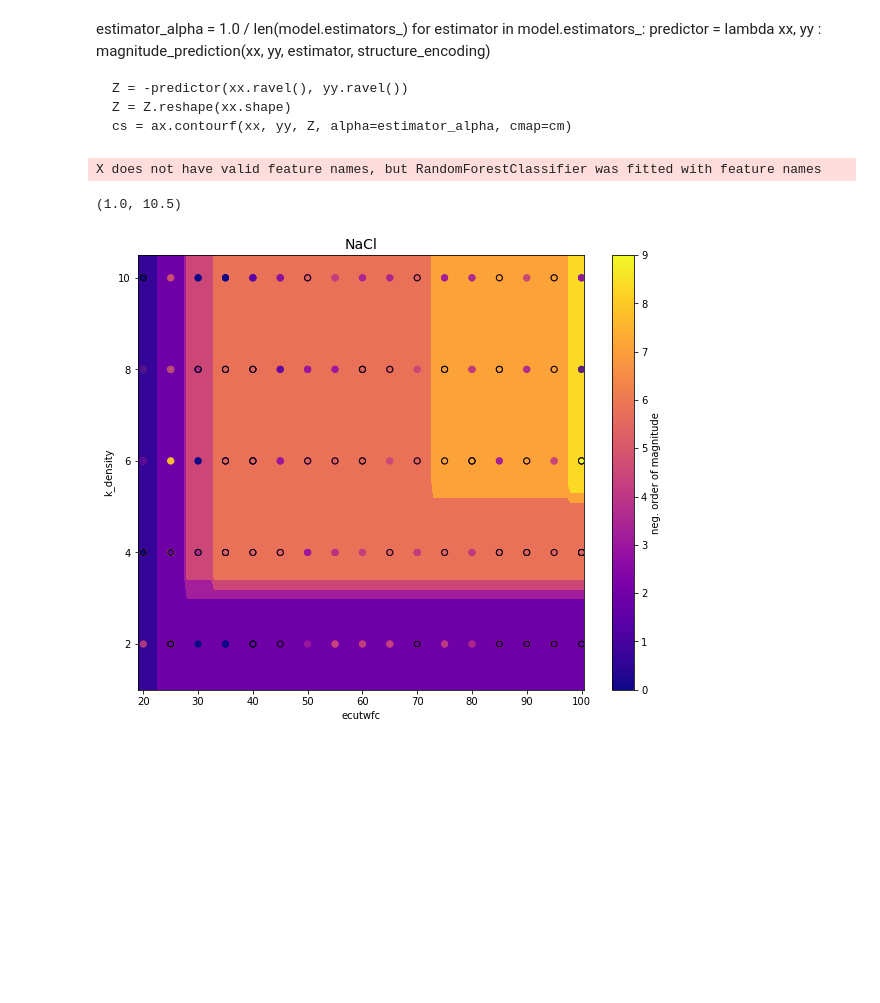
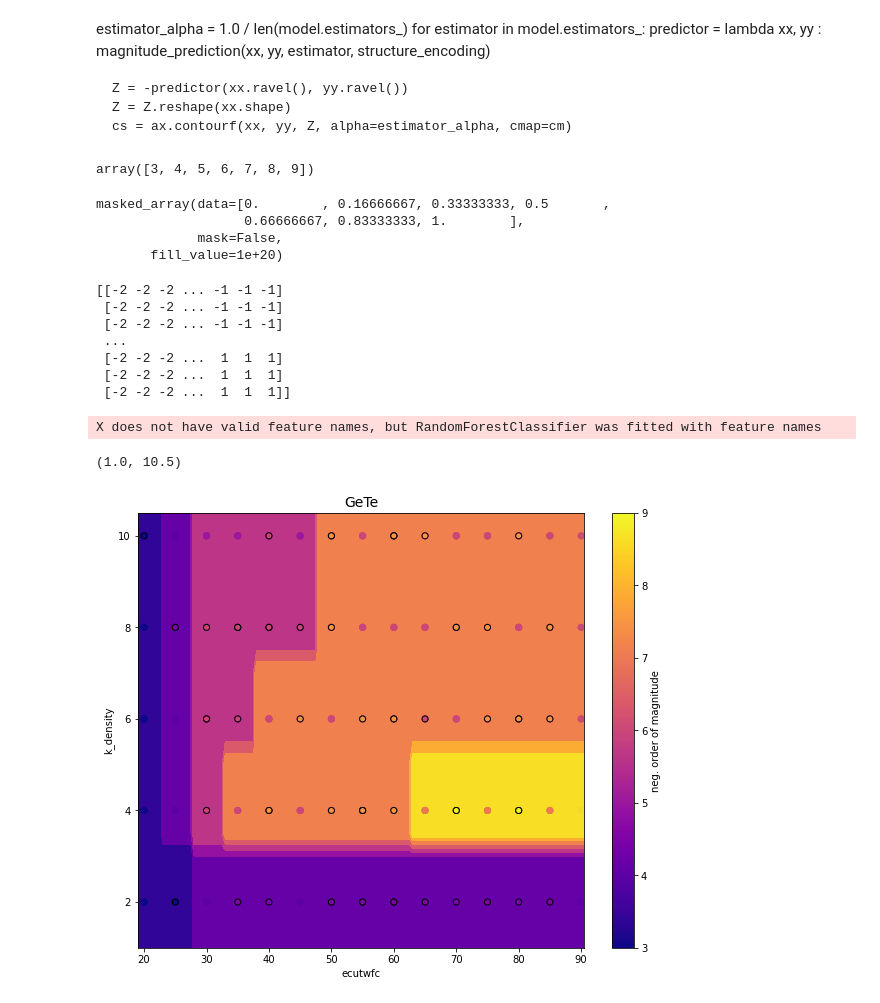
Before and after one commit to CS-433/ml-project-2-aiidalearn, a Jupyter notebook: code/model_analysis/classification_decision_boundaries.ipynb, the cells around one changed output. Cells and saved outputs as stored; diff of their text form; code cells hidden in the pictures; blank space fills up the shorter version.

```diff
--- a/code/model_analysis/classification_decision_boundaries.ipynb
+++ b/code/model_analysis/classification_decision_boundaries.ipynb
@@ -96,7 +96,7 @@ plt.show()
 # %% [markdown]
 # Choose a structure
 # %%
-structure_key = 'NaCl'
+structure_key = 'GeTe'
 # %%
 def filter_data(X, y, structure_key):
     elt1 = structure_key[0:2]
@@ -161,28 +158,53 @@ for estimator in model.estimators_:
     Z = -predictor(xx.ravel(), yy.ravel())
     Z = Z.reshape(xx.shape)
     cs = ax.contourf(xx, yy, Z, alpha=estimator_alpha, cmap=cm)
+# %%
+np.unique(y_train['delta_E'].to_numpy())
+# %% [output]
+array([3, 4, 5, 6, 7, 8, 9])
+# %%
+vmax = max(max(y_train['delta_E']), max(y_test['delta_E']))
+vmin = min(min(y_train['delta_E']), min(y_test['delta_E']))
+nlabels = len(np.unique(y_train['delta_E'].to_numpy()))
+bounds = np.arange(vmin, vmax+1) - 0.5
+
+cm = plt.cm.plasma
+norm = BoundaryNorm(boundaries=bounds, ncolors=nlabels)
+norm =  mpl.colors.Normalize(vmin=vmin, vmax=vmax)
+norm([3, 4, 5, 6, 7, 8, 9])
+# %% [output]
+masked_array(data=[0.        , 0.16666667, 0.33333333, 0.5       ,
+                   0.66666667, 0.83333333, 1.        ],
+             mask=False,
+       fill_value=1e+20)
 # %%
-cm = plt.cm.plasma
-norm = mpl.colors.Normalize(vmin=0, vmax=9)
+
 fig, ax = plt.subplots(1, 1, figsize=(10,8))
 
 predictor = lambda xx, yy : magnitude_prediction(xx, yy, model, structure_encoding)
+sm = plt.cm.ScalarMappable(cmap=cm, norm=norm)
 
-Z = -predictor(xx.ravel(), yy.ravel())
+Z = predictor(xx.ravel(), yy.ravel())
 Z = Z.reshape(xx.shape)
 cs = ax.contourf(xx, yy, Z, alpha=1, cmap=cm)
 
-ax.scatter(X_train['ecutwfc'], X_train['k_density'], c=y_train_magnitude, alpha=0.5, cmap=cm)
-ax.scatter(X_test['ecutwfc'], X_test['k_density'], c=y_test_magnitude, edgecolors="k", cmap=cm)
+ax.scatter(X_train['ecutwfc'], X_train['k_density'], c=y_train['delta_E'], alpha=0.5, cmap=cm)
+ax.scatter(X_test['ecutwfc'], X_test['k_density'], c=y_test['delta_E'], edgecolors="k", cmap=cm)
 
 plt.title(structure_key, fontsize=14)
-sm = plt.cm.ScalarMappable(cmap=cm, norm=norm)
 fig.colorbar(sm, label="neg. order of magnitude")
 ax.set_xlabel("ecutwfc")
 ax.set_ylabel("k_density")
 ax.set_xlim(xx.min(), xx.max())
 ax.set_ylim(yy.min(), yy.max())
 # %% [output]
-X does not have valid feature names, but RandomForestClassifier was fitted with feature names
+[[-2 -2 -2 ... -1 -1 -1]
+ [-2 -2 -2 ... -1 -1 -1]
+ [-2 -2 -2 ... -1 -1 -1]
+ ...
+ [-2 -2 -2 ...  1  1  1]
+ [-2 -2 -2 ...  1  1  1]
+ [-2 -2 -2 ...  1  1  1]]
-(1.0, 10.5)
+X does not have valid feature names, but RandomForestClassifier was fitted with feature names
+(1.0, 10.5)
-[figure, old version]
+[figure, new version]
```
Also changed, not shown: parts of 8 cells of this notebook.
